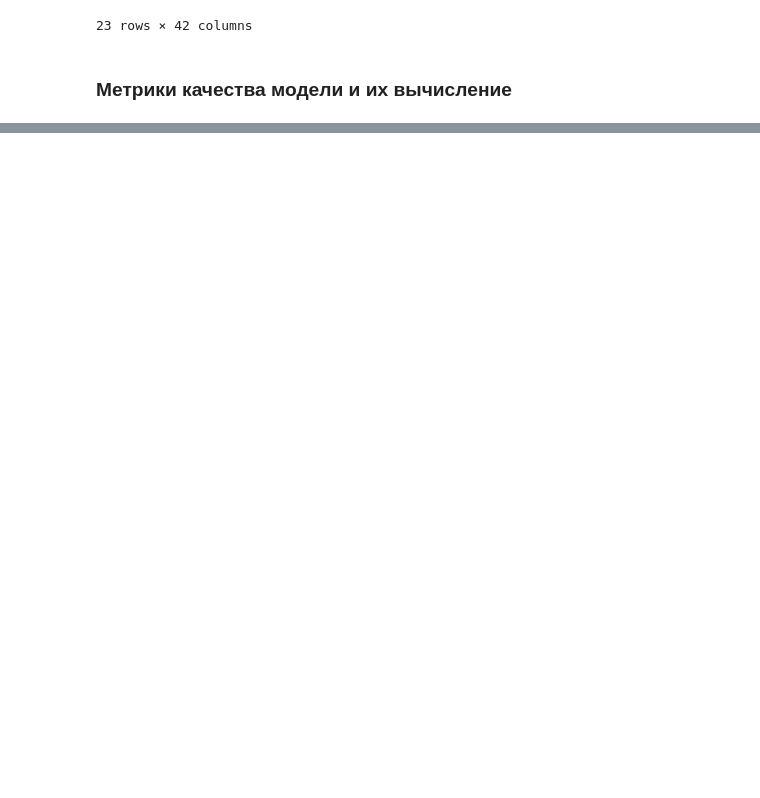
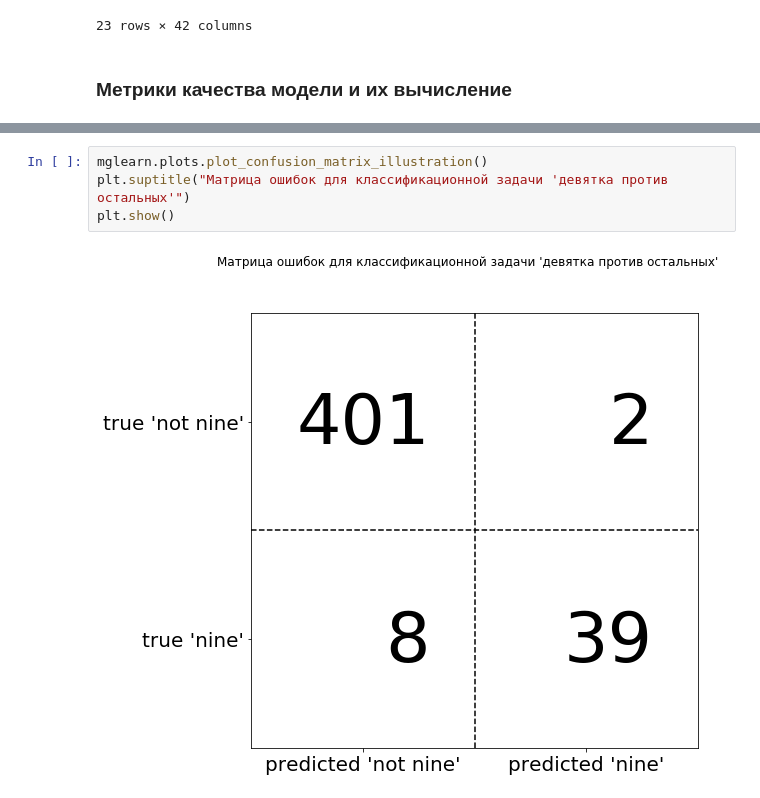
Before and after one commit to azamind/ml-intro, a Jupyter notebook: code/Chapter5.ipynb, the cells around one changed output, grey strips where cells are left out. Saved outputs shown, nothing was run; the diff lists cells and outputs as text; blank space fills up the shorter version.

```diff
--- a/code/Chapter5.ipynb
+++ b/code/Chapter5.ipynb
@@ -360,0 +416,6 @@ display(results.T)
+# %%
+mglearn.plots.plot_confusion_matrix_illustration()
+plt.suptitle("Матрица ошибок для классификационной задачи 'девятка против остальных'")
+plt.show()
+# %% [output]
+[figure, added]
```
Also changed, not shown: parts of 46 cells of this notebook.
